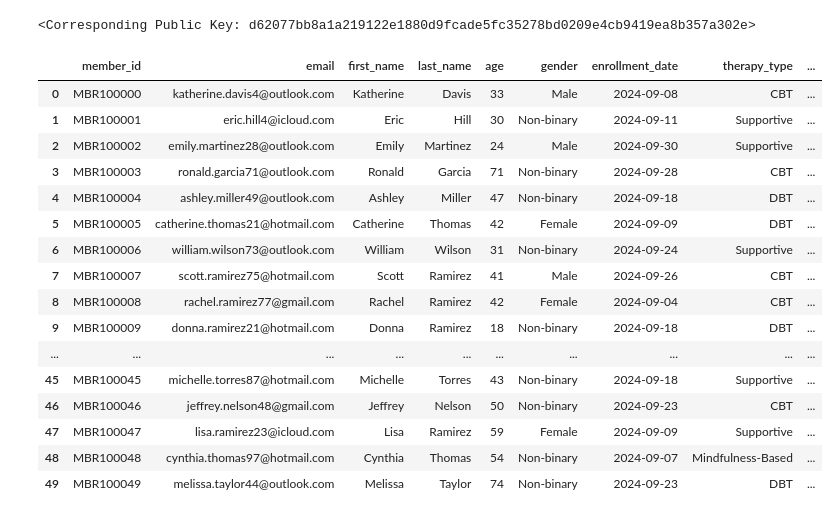
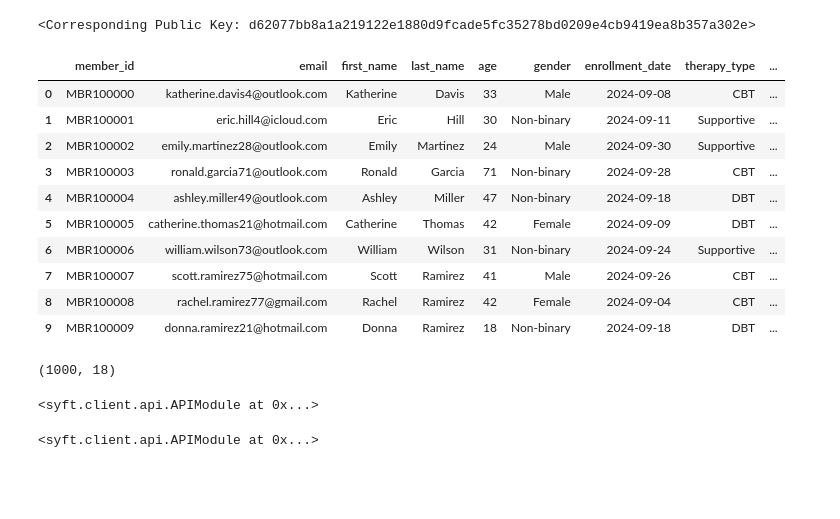
Before and after one commit to sicktastic/tardis-pysyft-openmined, a Jupyter notebook: tardis.ipynb, the cells around one changed output. Drawn from its saved outputs; the diff is of its cells as text; code cells hidden in the pictures; blank space fills up the shorter version.

```diff
--- a/tardis.ipynb
+++ b/tardis.ipynb
@@ -61,25 +61,31 @@ anthony.credentials
 # %%
 # import data
 
 import pandas as pd
 
-df = pd.read_csv("phq9_demo_data.csv")
-df.head(50)
+phq = pd.read_csv("phq9_real_data.csv")
+phq.head(n=10)
 # %% [output]
 |  | member_id | email | first_name | last_name | age | gender | enrollment_date | therapy_type | ... |
 | 0 | MBR100000 | katherine.davis4@outlook.com | Katherine | Davis | 33 | Male | 2024-09-08 | CBT | ... |
 | 1 | MBR100001 | eric.hill4@icloud.com | Eric | Hill | 30 | Non-binary | 2024-09-11 | Supportive | ... |
 | 2 | MBR100002 | emily.martinez28@outlook.com | Emily | Martinez | 24 | Male | 2024-09-30 | Supportive | ... |
 | 3 | MBR100003 | ronald.garcia71@outlook.com | Ronald | Garcia | 71 | Non-binary | 2024-09-28 | CBT | ... |
 | 4 | MBR100004 | ashley.miller49@outlook.com | Ashley | Miller | 47 | Non-binary | 2024-09-18 | DBT | ... |
 | 5 | MBR100005 | catherine.thomas21@hotmail.com | Catherine | Thomas | 42 | Female | 2024-09-09 | DBT | ... |
 | 6 | MBR100006 | william.wilson73@outlook.com | William | Wilson | 31 | Non-binary | 2024-09-24 | Supportive | ... |
 | 7 | MBR100007 | scott.ramirez75@hotmail.com | Scott | Ramirez | 41 | Male | 2024-09-26 | CBT | ... |
 | 8 | MBR100008 | rachel.ramirez77@gmail.com | Rachel | Ramirez | 42 | Female | 2024-09-04 | CBT | ... |
 | 9 | MBR100009 | donna.ramirez21@hotmail.com | Donna | Ramirez | 18 | Non-binary | 2024-09-18 | DBT | ... |
-| ... | ... | ... | ... | ... | ... | ... | ... | ... | ... |
-| 45 | MBR100045 | michelle.torres87@hotmail.com | Michelle | Torres | 43 | Non-binary | 2024-09-18 | Supportive | ... |
-| 46 | MBR100046 | jeffrey.nelson48@gmail.com | Jeffrey | Nelson | 50 | Non-binary | 2024-09-23 | CBT | ... |
-| 47 | MBR100047 | lisa.ramirez23@icloud.com | Lisa | Ramirez | 59 | Female | 2024-09-09 | Supportive | ... |
-| 48 | MBR100048 | cynthia.thomas97@hotmail.com | Cynthia | Thomas | 54 | Non-binary | 2024-09-07 | Mindfulness-Based | ... |
-| 49 | MBR100049 | melissa.taylor44@outlook.com | Melissa | Taylor | 74 | Non-binary | 2024-09-23 | DBT | ... |
+# %%
+phq.shape
+# %% [output]
+(1000, 18)
+# %%
+anthony.requests
+# %% [output]
+<syft.client.api.APIModule at 0x...>
+# %%
+anthony.code
+# %% [output]
+<syft.client.api.APIModule at 0x...>
```
Also changed, not shown: parts of 9 cells of this notebook, 4 other files.
